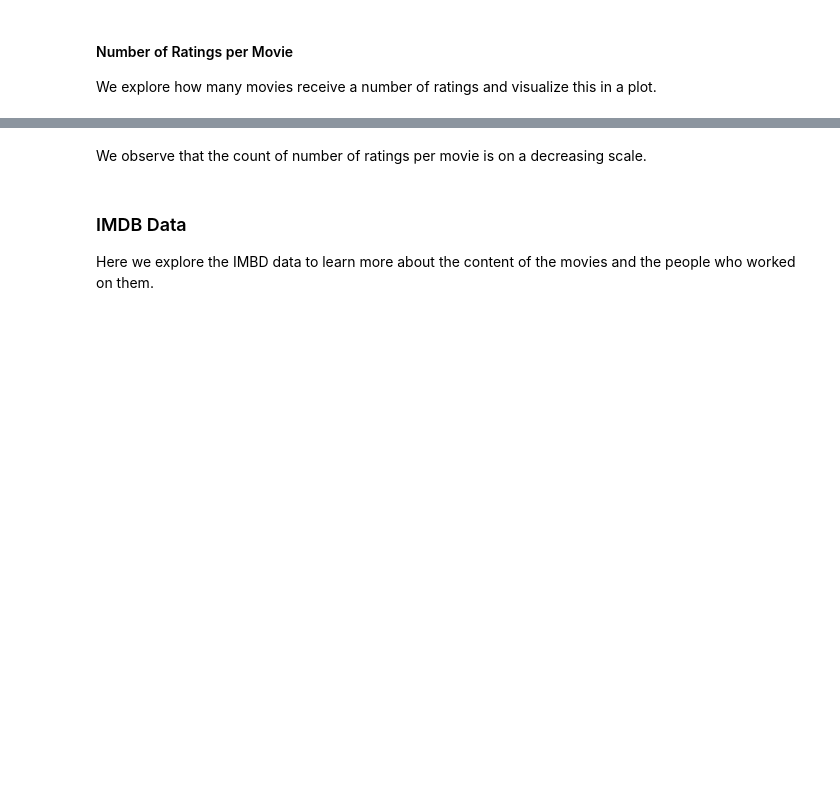
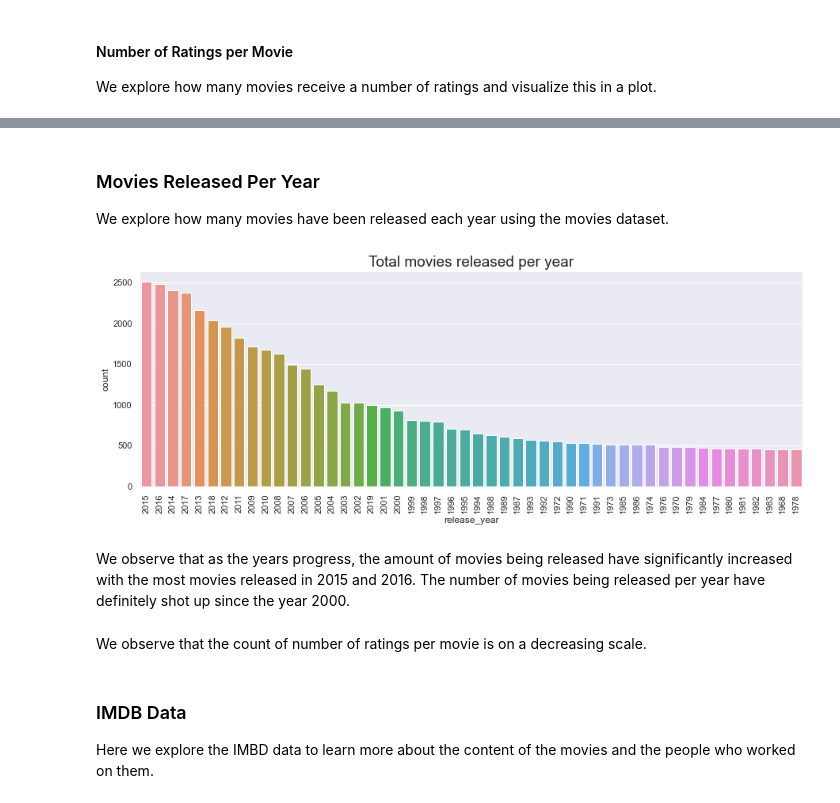
Before and after one commit to mainamwangi49/EXPLORE-TEAM-ZF1-unsupervised-predict, a Jupyter notebook: starter_notebook.ipynb, the cells around one changed output, grey strips where cells are left out. Cells and saved outputs as stored; diff of their text form; code cells hidden in the pictures; blank space fills up the shorter version.

```diff
--- a/starter_notebook.ipynb
+++ b/starter_notebook.ipynb
@@ -363,6 +413,23 @@ fig = go.Figure(data=[trace], layout=layout)
 iplot(fig)
 # %% [output]
 [interactive output not drawn]
+# %% [markdown]
+### Movies Released Per Year
+
+We explore how many movies have been released each year using the movies dataset.
+# %%
+# Total movies released in each year using a count plot.
+df_movies['release_year'] = df_movies['title'].str[-5:-1]
+figure= plt.subplots(figsize=(15, 5))
+axes=sns.countplot(x = df_movies['release_year'], order = df_movies['release_year'].value_counts()[0:50].index)
+axes.set_title('Total Movies Released per Year',fontsize=19)
+sns.color_palette('bright')
+plt.xticks(rotation=90)
+plt.show()
+# %% [output]
+[figure, added]
+# %% [markdown]
+We observe that as the years progress, the amount of movies being released have significantly increased with the most movies released in 2015 and 2016. The number of movies being released per year have definitely shot up since the year 2000.
 # %% [markdown]
 We observe that the count of number of ratings per movie is on a decreasing scale.
 # %% [markdown]
```
Also changed, not shown: parts of 24 cells of this notebook.
